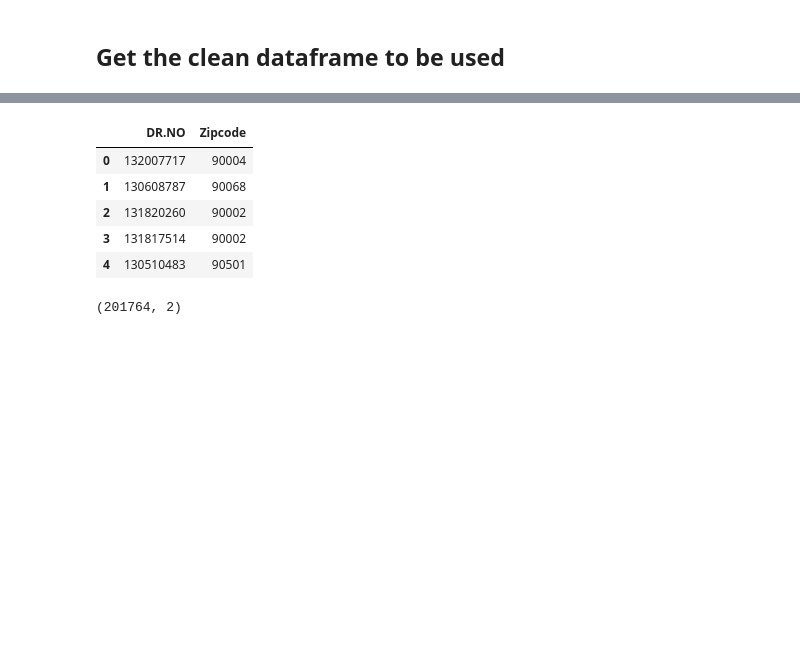
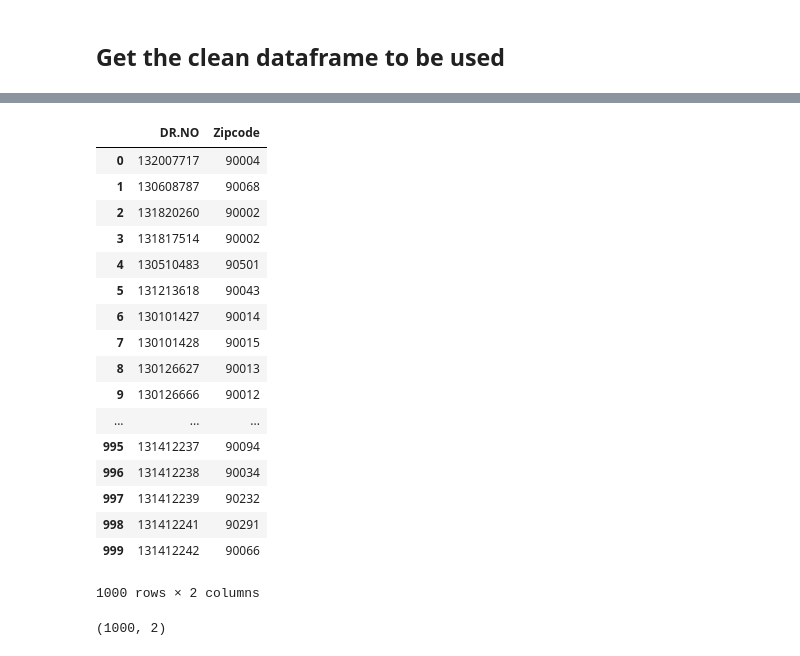
Before and after one commit to KPH3802/LA_Crime_and_Biking, a Jupyter notebook: LA_crime_and_biking.ipynb, the cells around one changed output, grey strips where cells are left out. Drawn from its saved outputs; the diff is of its cells as text; code cells hidden in the pictures; blank space fills up the shorter version.

```diff
--- a/LA_crime_and_biking.ipynb
+++ b/LA_crime_and_biking.ipynb
@@ -13,7 +13,7 @@ gmaps.configure(api_key=gkey)
 # %%
 #Bringing in cime data and making it a dataframe
 crimes_csv = "LACrimes2013Zip.csv"
-crimes_df = pd.read_csv(crimes_csv)
+crimes_df = pd.read_csv(crimes_csv, nrows=1000)
 crimes_df.head()
 # %% [output]
 |  | Date.Rptd | DR.NO | DATE.OCC | TIME.OCC | AREA | AREA.NAME | RD | Crm.Cd | CrmCd.Desc | Status | ... |
@@ -213,17 +222,29 @@ groupby_zip_bikes
 # %%
 # Get only the columns that we need and make a new dataframe
 new_crimes_df = crimes_df[["DR.NO", "Zipcode"]].copy()
-new_crimes_df.head()
+new_crimes_df
 # %% [output]
 |  | DR.NO | Zipcode |
 | 0 | 132007717 | 90004 |
 | 1 | 130608787 | 90068 |
 | 2 | 131820260 | 90002 |
 | 3 | 131817514 | 90002 |
 | 4 | 130510483 | 90501 |
+| 5 | 131213618 | 90043 |
+| 6 | 130101427 | 90014 |
+| 7 | 130101428 | 90015 |
+| 8 | 130126627 | 90013 |
+| 9 | 130126666 | 90012 |
+| ... | ... | ... |
+| 995 | 131412237 | 90094 |
+| 996 | 131412238 | 90034 |
+| 997 | 131412239 | 90232 |
+| 998 | 131412241 | 90291 |
+| 999 | 131412242 | 90066 |
+1000 rows × 2 columns
 # %%
 new_crimes_df.shape
 # %% [output]
-(201764, 2)
+(1000, 2)
 # %%
 groupby_zip_crimes = new_crimes_df.groupby("Zipcode").count()
```
Also changed, not shown: parts of 24 cells of this notebook.
